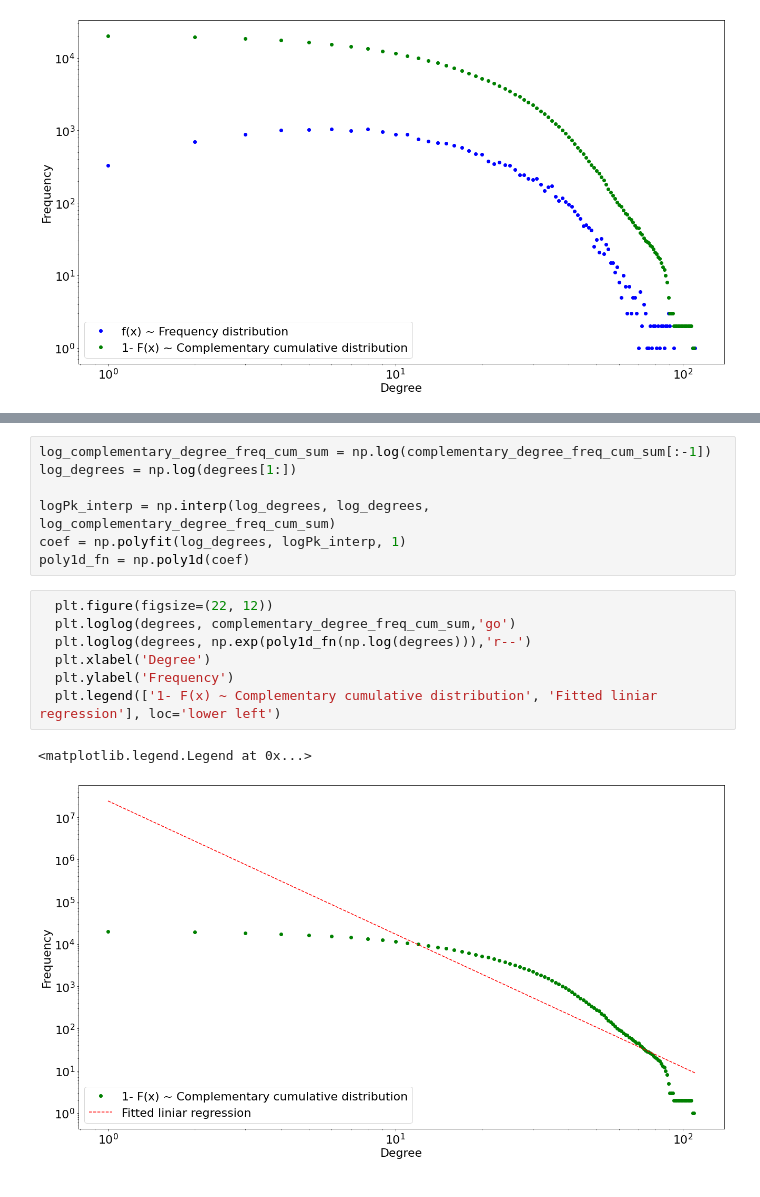
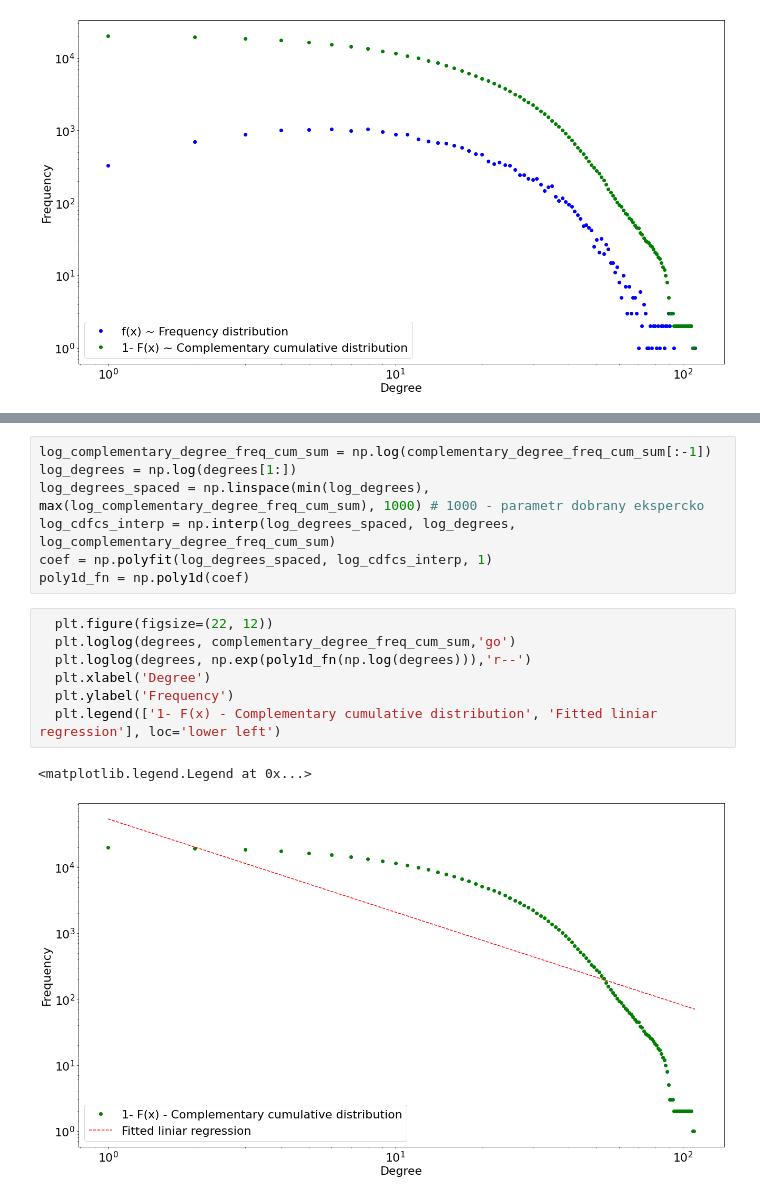
Before and after one commit to agrudkow/tass-project-1, a Jupyter notebook: notebooks/TASS_project_1.ipynb, the cells around one changed output, grey strips where cells are left out. Saved outputs shown, nothing was run; the diff lists cells and outputs as text.

```diff
--- a/notebooks/TASS_project_1.ipynb
+++ b/notebooks/TASS_project_1.ipynb
@@ -183,20 +187,20 @@ plot_degree_dist(degree_freq, degree_freq_cum_sum, complementary_degree_freq_cum
 # %%
 log_complementary_degree_freq_cum_sum = np.log(complementary_degree_freq_cum_sum[:-1])
 log_degrees = np.log(degrees[1:])
-
-logPk_interp = np.interp(log_degrees, log_degrees, log_complementary_degree_freq_cum_sum)
-coef = np.polyfit(log_degrees, logPk_interp, 1)
+log_degrees_spaced = np.linspace(min(log_degrees), max(log_complementary_degree_freq_cum_sum), 1000) # 1000 - parametr dobrany ekspercko
+log_cdfcs_interp = np.interp(log_degrees_spaced, log_degrees, log_complementary_degree_freq_cum_sum)
+coef = np.polyfit(log_degrees_spaced, log_cdfcs_interp, 1)
 poly1d_fn = np.poly1d(coef)
 # %%
   plt.figure(figsize=(22, 12))
   plt.loglog(degrees, complementary_degree_freq_cum_sum,'go')
   plt.loglog(degrees, np.exp(poly1d_fn(np.log(degrees))),'r--')
   plt.xlabel('Degree')
   plt.ylabel('Frequency')
-  plt.legend(['1- F(x) ~ Complementary cumulative distribution', 'Fitted liniar regression'], loc='lower left')
+  plt.legend(['1- F(x) - Complementary cumulative distribution', 'Fitted liniar regression'], loc='lower left')
 # %% [output]
 <matplotlib.legend.Legend at 0x...>
-[figure, old version]
+[figure, new version]
 # %%
 print(f'Wyznacznik dla rozkładu potęgowego: {-coef[0]}')
 # %% [output]
```
Also changed, not shown: parts of 20 cells of this notebook.
